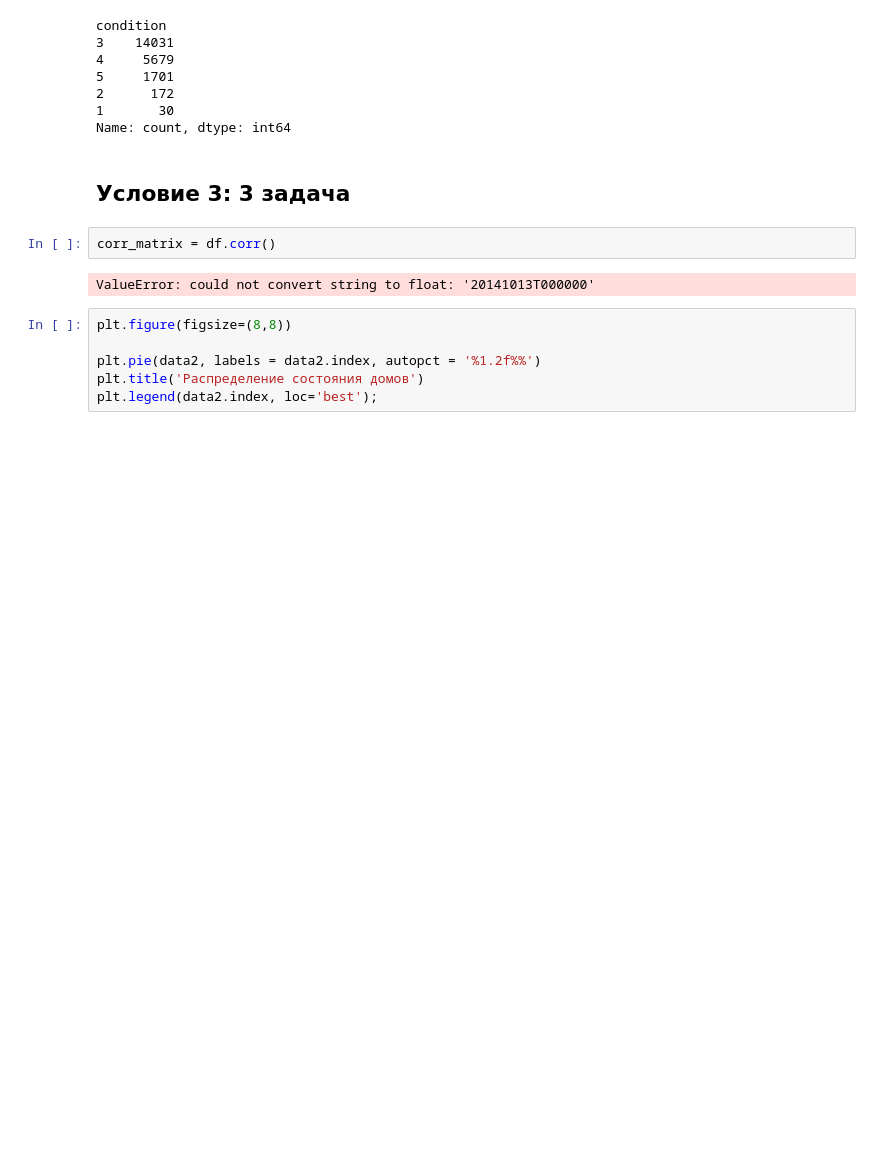
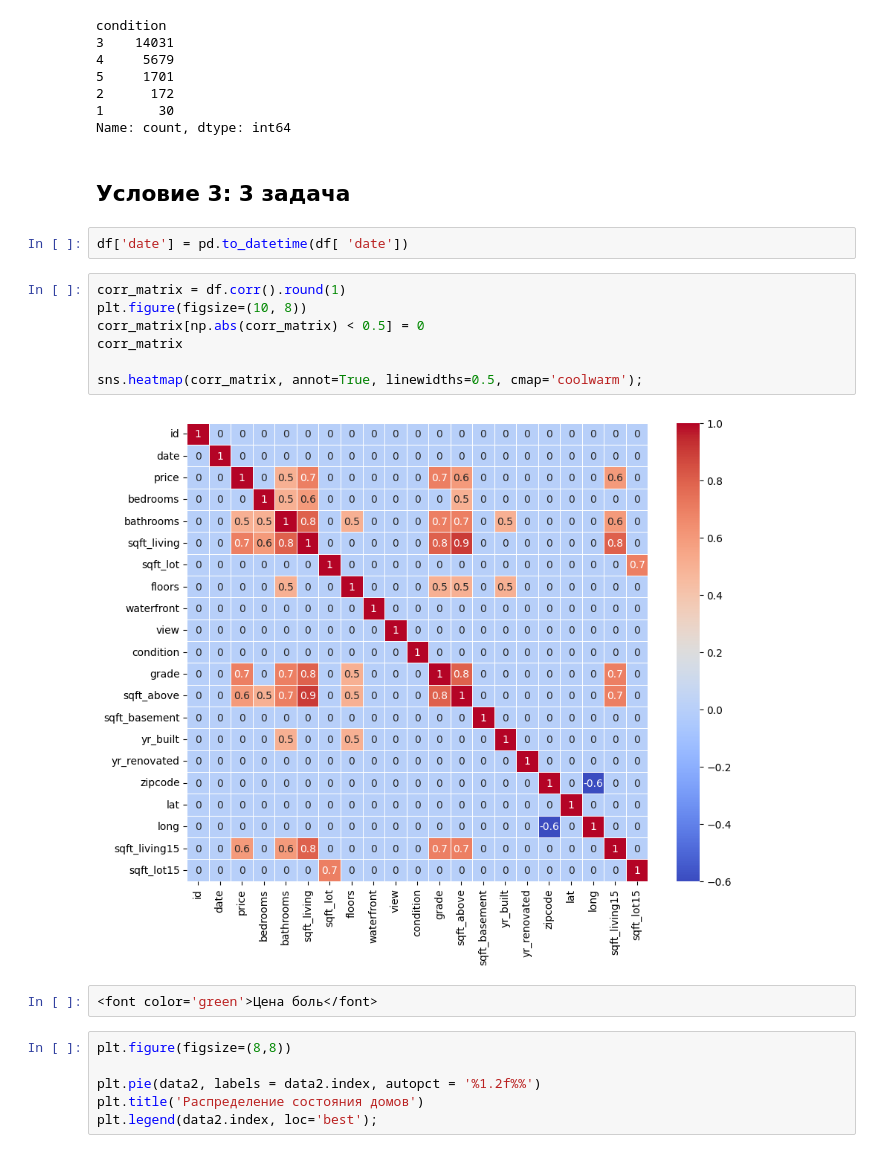
Before and after one commit to justsound/Python-for-analitics, a Jupyter notebook: Hw_4.ipynb, the cells around one changed output. Drawn from its saved outputs; the diff is of its cells as text; blank space fills up the shorter version.

```diff
--- a/Hw_4.ipynb
+++ b/Hw_4.ipynb
@@ -174,10 +174,19 @@ condition
 Name: count, dtype: int64
 # %% [markdown]
 ## Условие 3: 3 задача
+# %%
+df['date'] = pd.to_datetime(df[ 'date'])
 # %%
-corr_matrix = df.corr()
+corr_matrix = df.corr().round(1)
+plt.figure(figsize=(10, 8))
+corr_matrix[np.abs(corr_matrix) < 0.5] = 0
+corr_matrix
+
+sns.heatmap(corr_matrix, annot=True, linewidths=0.5, cmap='coolwarm');
 # %% [output]
-ValueError: could not convert string to float: '20141013T000000'
+[figure, added]
+# %%
+<font color='green'>Цена боль</font>
 # %%
 plt.figure(figsize=(8,8))
 
```
